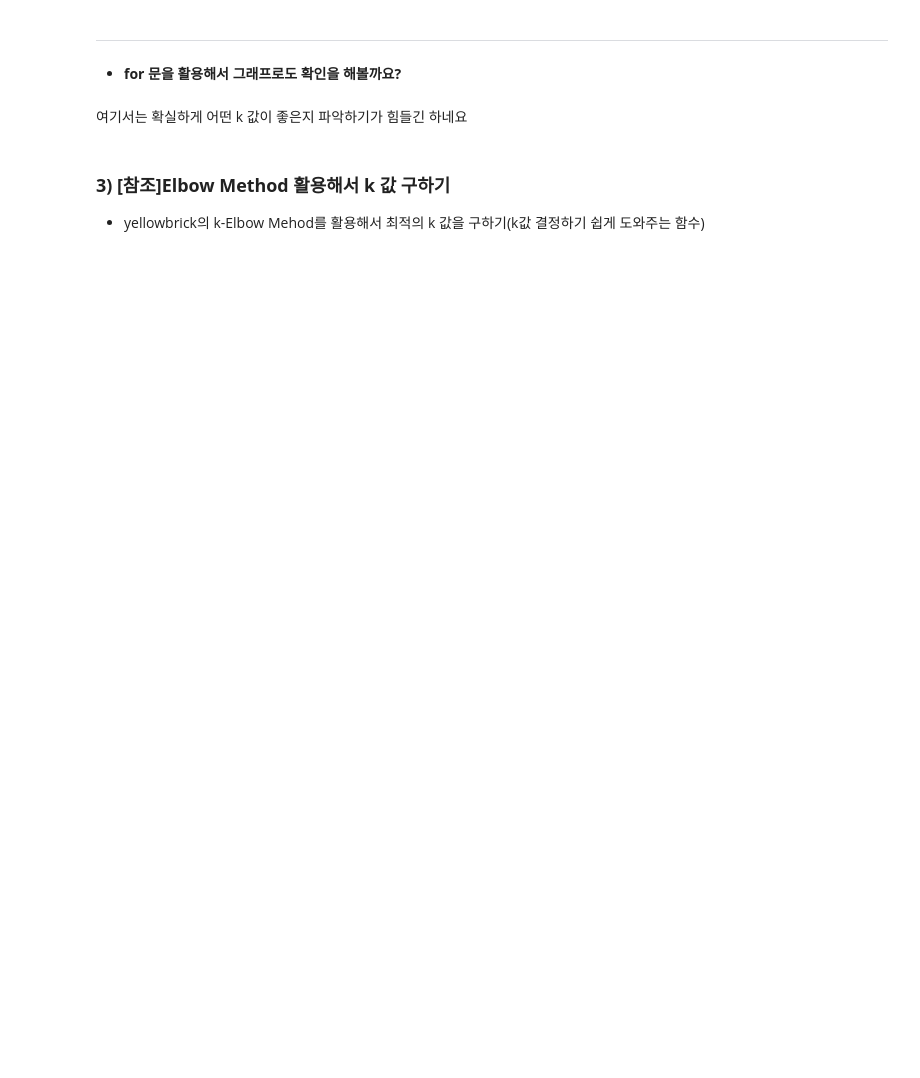
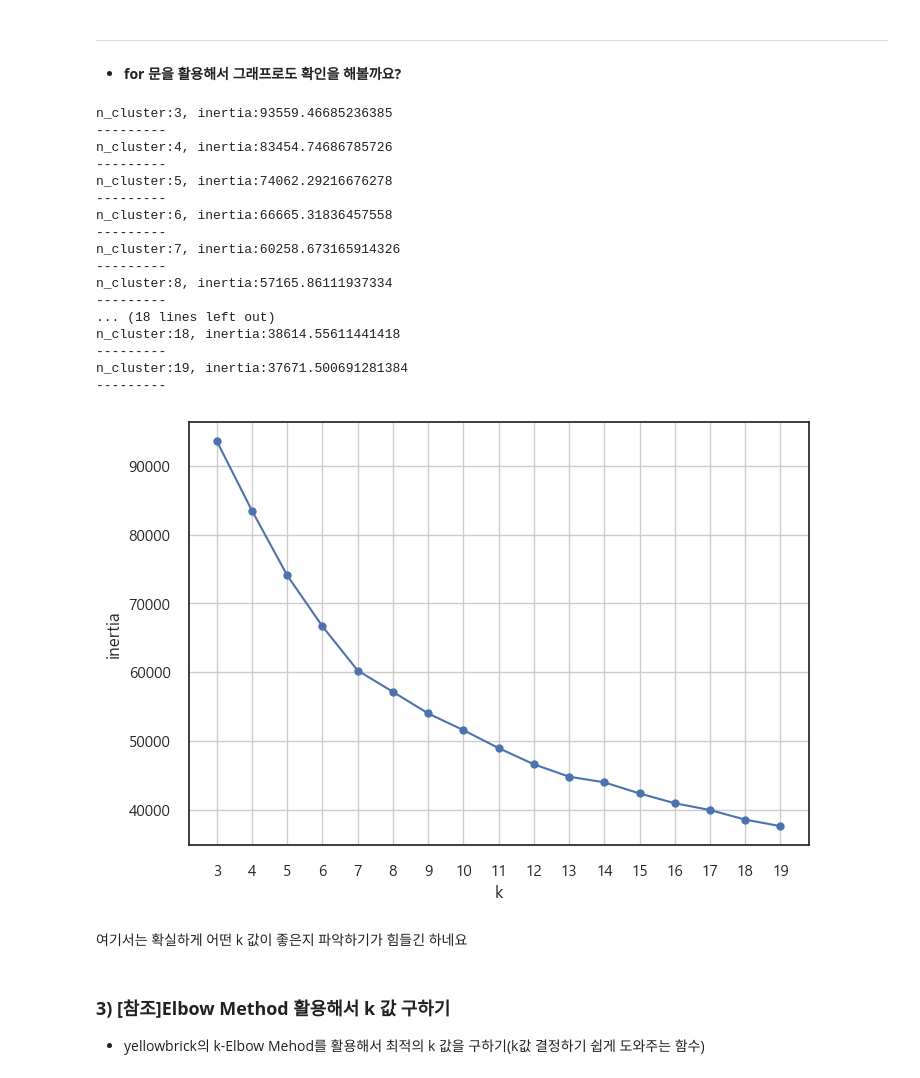
Before and after one commit to yangjung-woo/KT-Workspace, a Jupyter notebook: KT_AIVLE_DX_Regular_course/Week1/DX_미니프로젝트 3차_4_5일차 실습자료/3. 군집 분석.ipynb, the cells around one changed output. Saved outputs shown, nothing was run; the diff lists cells and outputs as text; code cells hidden in the pictures; blank space fills up the shorter version.

```diff
--- a/KT_AIVLE_DX_Regular_course/Week1/DX_미니프로젝트 3차_4_5일차 실습자료/3. 군집 분석.ipynb
+++ b/KT_AIVLE_DX_Regular_course/Week1/DX_미니프로젝트 3차_4_5일차 실습자료/3. 군집 분석.ipynb
@@ -53,3 +184,6 @@ pd.options.display.float_format = '{:.2f}'.format
 # [문제 1] 스케일링 한 데이터 불러오기
 # 1. data 변수에 'data_sc.csv' 파일을 불러와서 할당
 # 2. data 변수 호출해서 상위 5개 확인해보기
+
+data = pd.read_csv('data_sc.csv')
+data.head()
@@ -125,16 +301,17 @@ print(model_1.score(data))
 #[문제 3] 군집화할 그룹(k)을 5개로 해보자.
 
 # 1.몇개의 그룹(k)으로 군집화 할지 임의로 정해보기(k1에 할당)
-k1=
+k1= 5
 
 # 2. 모델 만들기 (그룹수 : n_clusters 파라미터 사용) (model_2 에 할당)
 # 동일값을 위해 random_state=2024, n_init=10으로 설정값을 같이 해본다.
 # [참고]n_init 지정 : warning을 없애기 위해 지정해준다.
 
-model_2 =
+model_2 = KMeans(n_clusters=k1, random_state=2024,n_init=10)
 
 #3. 스케일링 된 데이터에 학습
-
-
+model_2.fit(data)
 
 #4. 학습한 결과 inertia,score 로 확인 해보기
+print(model_2.inertia_)
+print(model_2.score(data))
@@ -143,16 +323,18 @@ model_2 =
 
 # 1.몇개의 그룹(k)으로 군집화 할지 임의로 정해보기(k2에 할당)
 
-k2=
+k2= 7
 
 # 2. 모델 만들기 (그룹수 : n_clusters 파라미터 사용) (model_3 에 할당)
 # 동일값을 위해 random_state=2024, n_init=10으로 설정값을 같이 해본다.
 # [참고]n_init 지정 : warning을 없애기 위해 지정해준다.
 
-model_3 =
+model_3 = KMeans(n_clusters=k2, random_state=2024,n_init=10)
 
 #3. 스케일링 된 데이터에 학습
 
-
+model_3.fit(data)
 
 #4. 학습한 결과 inertia,score 로 확인 해보기
+print(model_3.inertia_)
+print(model_3.score(data))
@@ -161,16 +346,19 @@ model_3 =
 
 # 1.몇개의 그룹(k)으로 군집화 할지 임의로 정해보기(k3에 할당)
 
-k3=
+k3=9
 
 # 2. 모델 만들기 (그룹수 : n_clusters 파라미터 사용) (model_4 에 할당)
 # 동일값을 위해 random_state=2024, n_init=10으로 설정값을 같이 해본다.
 # [참고]n_init 지정 : warning을 없애기 위해 지정해준다.
 
-model_4 =
+model_4 =KMeans(n_clusters=k3, random_state=2024,n_init=10)
 
 #3. 스케일링 된 데이터에 학습
 
-
+model_4.fit(data)
 
 #4. 학습한 결과 inertia,score 로 확인 해보기
+
+print(model_4.inertia_)
+print(model_4.score(data))
@@ -181,24 +372,44 @@ model_4 =
 # %%
 #[문제 6] for 문을 활용해서 2~20까지 k값을 넣어서 성능지표 확인하기
 
-ks=          # k값 범위 지정(range(3,20)) 후 ks 변수에 할당
-inertias =   # 이너셔 결과를 저장하기 위한 빈 리스트 생성 (변수명 inertias)
+ks= range(3,20)         # k값 범위 지정(range(3,20)) 후 ks 변수에 할당
+inertias =[]   # 이너셔 결과를 저장하기 위한 빈 리스트 생성 (변수명 inertias)
 
-for   in   : # for문 활용
-    model =             # k-means 모델 만들기(그룹수 : n_clusters 파라미터 사용,n_init=10)
-                        # 모델 학습 & 학습에 소요되는 시간 측정(%time 활용)
-                        # 이너셔 결과를 inertias 리스트에 계속 저장(append 활용)
+for k in ks  : # for문 활용
+    model = KMeans(n_clusters=k, random_state=2024,n_init=10)            # k-means 모델 만들기(그룹수 : n_clusters 파라미터 사용,n_init=10)
+    model.fit(data)                    # 모델 학습 & 학습에 소요되는 시간 측정(%time 활용)
+    #inertias.append(model.score(data))                    # 이너셔 결과를 inertias 리스트에 계속 저장(append 활용)
+    inertias.append(model.inertia_)
     print('n_cluster:{}, inertia:{}'.format(k, model.inertia_))
     print('---------') # n_cluster, inertia 결과 출력
 
 
 plt.Figure(figsize=(15,6))
 plt.plot(ks,inertias,'-o') # '-o'는 실선과 원을 같이 시각화
 plt.xlabel('k')
 plt.ylabel('inertia')
 plt.xticks(ks)
 plt.grid()
 plt.show()
+# %% [output]
+n_cluster:3, inertia:93559.46685236385
+---------
+n_cluster:4, inertia:83454.74686785726
+---------
+n_cluster:5, inertia:74062.29216676278
+---------
+n_cluster:6, inertia:66665.31836457558
+---------
+n_cluster:7, inertia:60258.673165914326
+---------
+n_cluster:8, inertia:57165.86111937334
+---------
+... (18 lines left out)
+n_cluster:18, inertia:38614.55611441418
+---------
+n_cluster:19, inertia:37671.500691281384
+---------
+[figure, added]
 # %% [markdown]
 여기서는 확실하게 어떤 k 값이 좋은지 파악하기가 힘들긴 하네요
 # %% [markdown]
```
Also changed, not shown: parts of 39 cells of this notebook, 14 other files.
